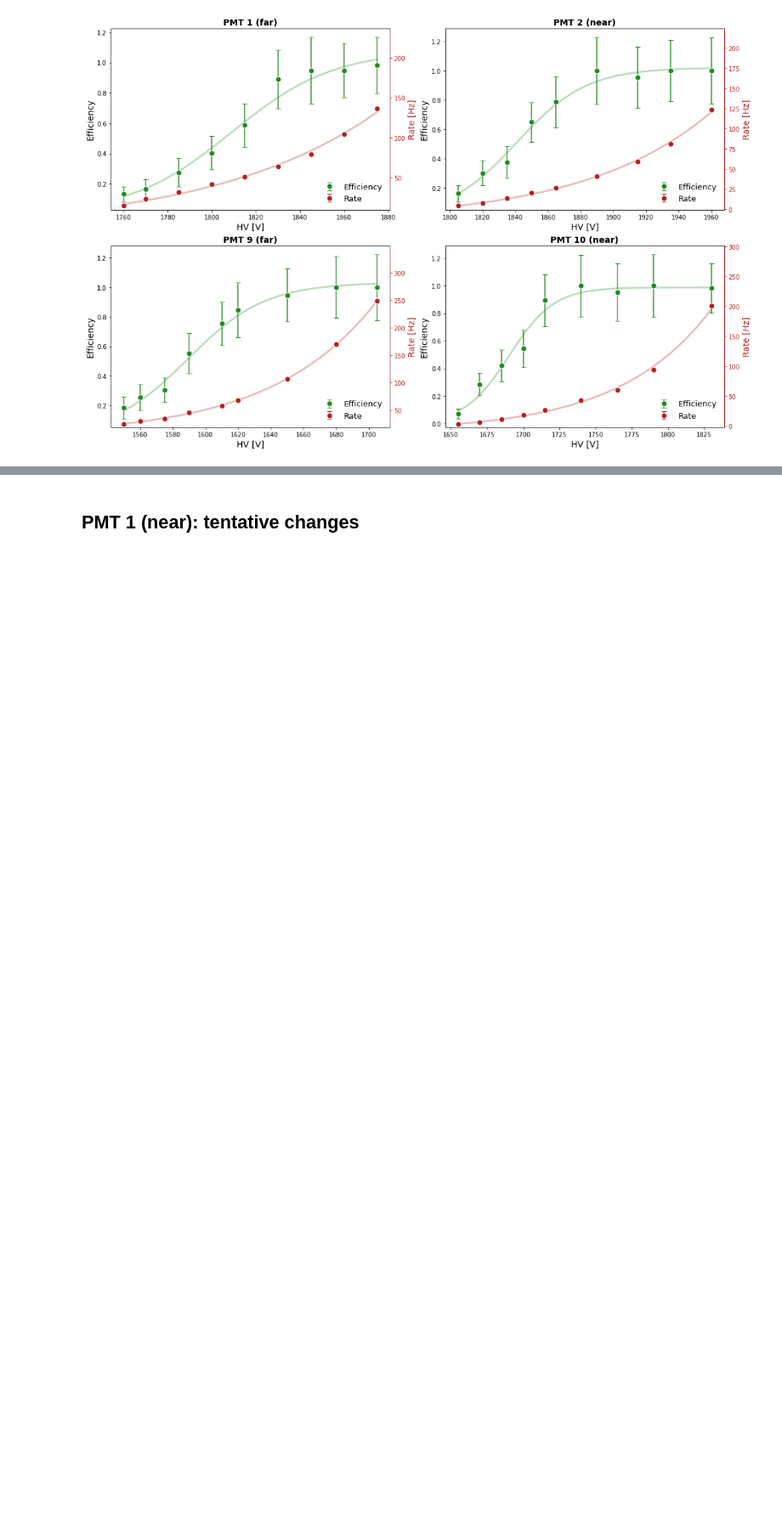
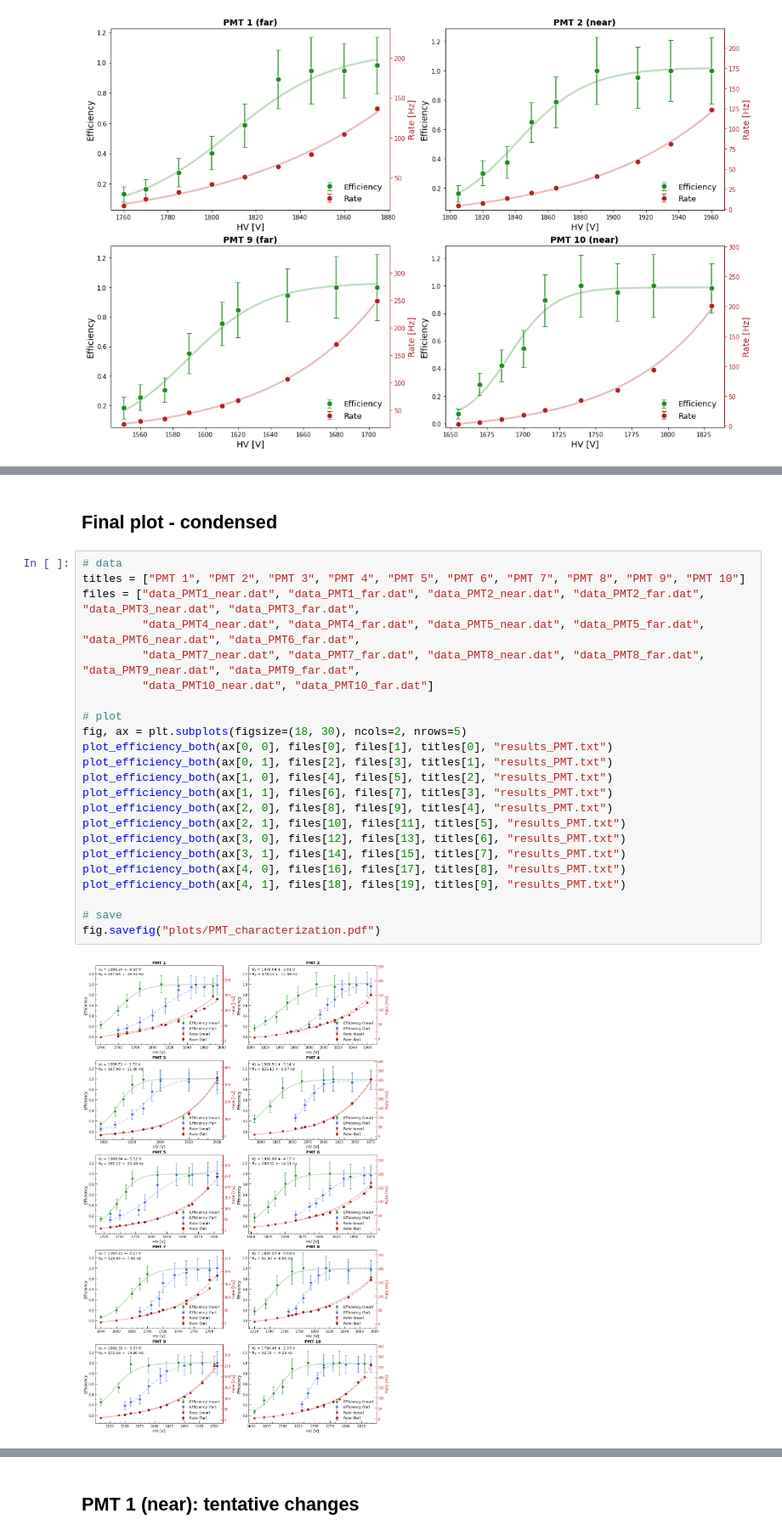
Before and after one commit to trRiccardo/MuonLifetime, a Jupyter notebook: data_PMT/analysis.ipynb, the cells around one changed output, grey strips where cells are left out. Shown at 85% size. Cells and saved outputs as stored; diff of their text form; blank space fills up the shorter version.

```diff
--- a/data_PMT/analysis.ipynb
+++ b/data_PMT/analysis.ipynb
@@ -330,0 +374,27 @@ fig.savefig("plots/plot_both_1-2-9-10.pdf")
+# %% [markdown]
+## Final plot - condensed
+# %%
+# data
+titles = ["PMT 1", "PMT 2", "PMT 3", "PMT 4", "PMT 5", "PMT 6", "PMT 7", "PMT 8", "PMT 9", "PMT 10"]
+files = ["data_PMT1_near.dat", "data_PMT1_far.dat", "data_PMT2_near.dat", "data_PMT2_far.dat", "data_PMT3_near.dat", "data_PMT3_far.dat",
+         "data_PMT4_near.dat", "data_PMT4_far.dat", "data_PMT5_near.dat", "data_PMT5_far.dat", "data_PMT6_near.dat", "data_PMT6_far.dat",
+         "data_PMT7_near.dat", "data_PMT7_far.dat", "data_PMT8_near.dat", "data_PMT8_far.dat", "data_PMT9_near.dat", "data_PMT9_far.dat",
+         "data_PMT10_near.dat", "data_PMT10_far.dat"]
+
+# plot
+fig, ax = plt.subplots(figsize=(18, 30), ncols=2, nrows=5)
+plot_efficiency_both(ax[0, 0], files[0], files[1], titles[0], "results_PMT.txt")
+plot_efficiency_both(ax[0, 1], files[2], files[3], titles[1], "results_PMT.txt")
+plot_efficiency_both(ax[1, 0], files[4], files[5], titles[2], "results_PMT.txt")
+plot_efficiency_both(ax[1, 1], files[6], files[7], titles[3], "results_PMT.txt")
+plot_efficiency_both(ax[2, 0], files[8], files[9], titles[4], "results_PMT.txt")
+plot_efficiency_both(ax[2, 1], files[10], files[11], titles[5], "results_PMT.txt")
+plot_efficiency_both(ax[3, 0], files[12], files[13], titles[6], "results_PMT.txt")
+plot_efficiency_both(ax[3, 1], files[14], files[15], titles[7], "results_PMT.txt")
+plot_efficiency_both(ax[4, 0], files[16], files[17], titles[8], "results_PMT.txt")
+plot_efficiency_both(ax[4, 1], files[18], files[19], titles[9], "results_PMT.txt")
+
+# save
+fig.savefig("plots/PMT_characterization.pdf")
+# %% [output]
+[figure, added]
```
Also changed, not shown: parts of 11 cells of this notebook, 17 other files.
